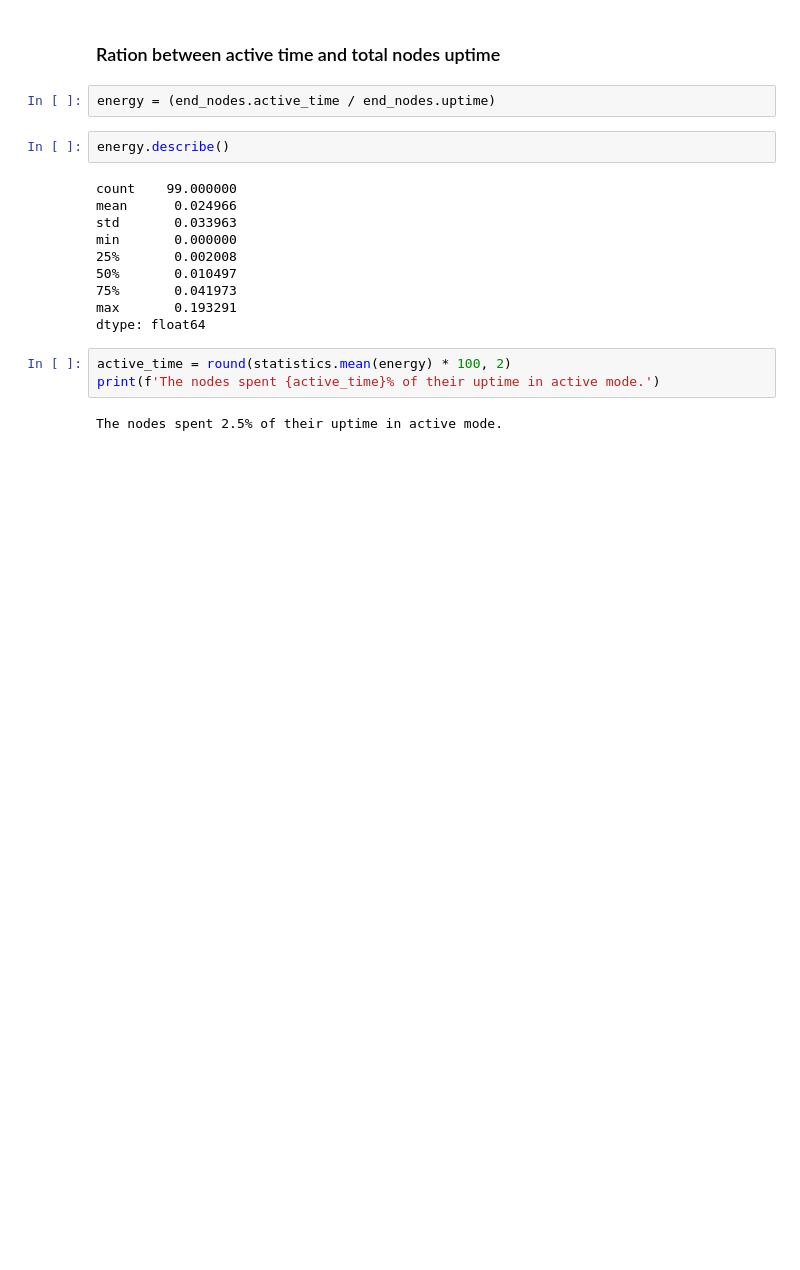
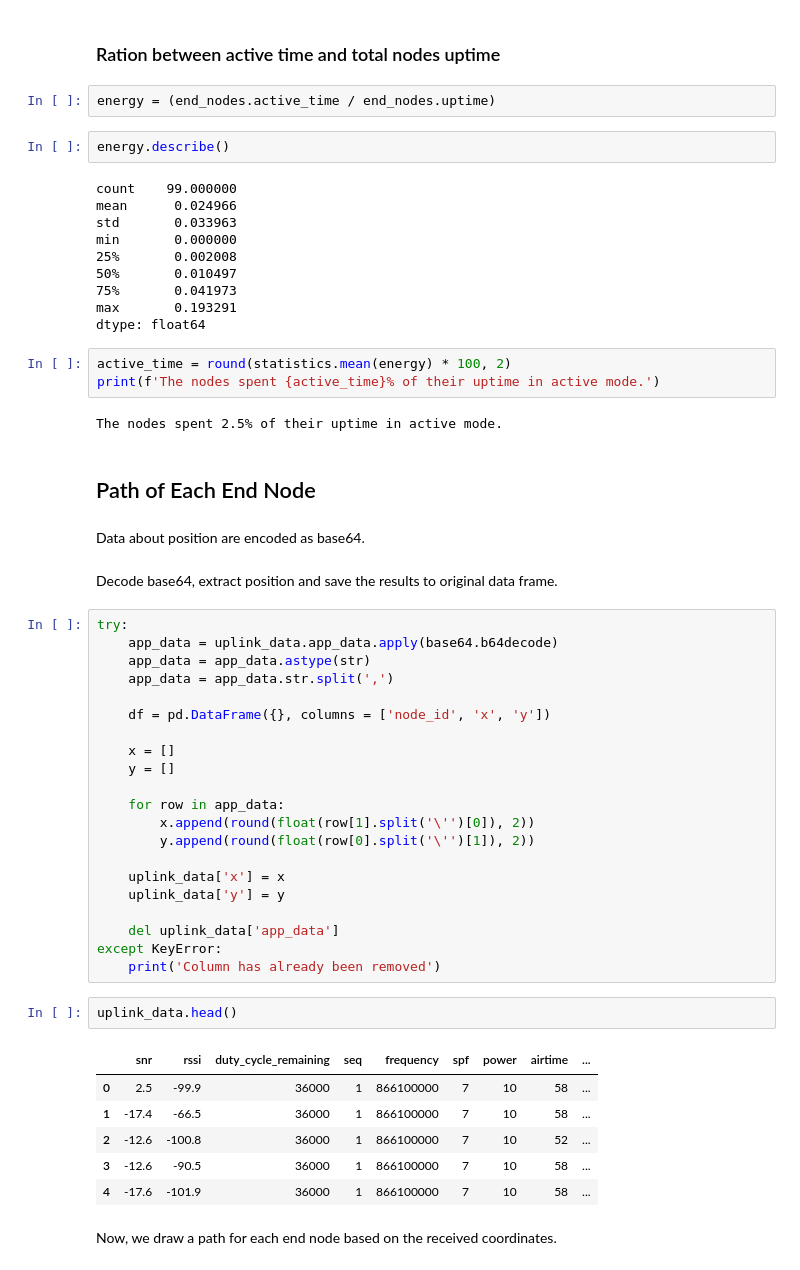
Before and after one commit to loraalex/LoBook, a Jupyter notebook: ucb/lora-analysis.ipynb, the cells around one changed output. Saved outputs shown, nothing was run; the diff lists cells and outputs as text; blank space fills up the shorter version.

Commit message:
Added path analysis and improve the structure of notebooks

```diff
--- a/ucb/lora-analysis.ipynb
+++ b/ucb/lora-analysis.ipynb
@@ -278,3 +244,41 @@ active_time = round(statistics.mean(energy) * 100, 2)
 print(f'The nodes spent {active_time}% of their uptime in active mode.')
 # %% [output]
 The nodes spent 2.5% of their uptime in active mode.
+# %% [markdown]
+## Path of Each End Node
+# %% [markdown]
+Data about position are encoded as base64.
+# %% [markdown]
+Decode base64, extract position and save the results to original data frame.
+# %%
+try:
+    app_data = uplink_data.app_data.apply(base64.b64decode)
+    app_data = app_data.astype(str)
+    app_data = app_data.str.split(',')
+
+    df = pd.DataFrame({}, columns = ['node_id', 'x', 'y'])
+
+    x = []
+    y = []
+
+    for row in app_data:
+        x.append(round(float(row[1].split('\'')[0]), 2))
+        y.append(round(float(row[0].split('\'')[1]), 2))
+
+    uplink_data['x'] = x
+    uplink_data['y'] = y
+
+    del uplink_data['app_data']
+except KeyError:
+    print('Column has already been removed')
+# %%
+uplink_data.head()
+# %% [output]
+|  | snr | rssi | duty_cycle_remaining | seq | frequency | spf | power | airtime | ... |
+| 0 | 2.5 | -99.9 | 36000 | 1 | 866100000 | 7 | 10 | 58 | ... |
+| 1 | -17.4 | -66.5 | 36000 | 1 | 866100000 | 7 | 10 | 58 | ... |
+| 2 | -12.6 | -100.8 | 36000 | 1 | 866100000 | 7 | 10 | 52 | ... |
+| 3 | -12.6 | -90.5 | 36000 | 1 | 866100000 | 7 | 10 | 58 | ... |
+| 4 | -17.6 | -101.9 | 36000 | 1 | 866100000 | 7 | 10 | 58 | ... |
+# %% [markdown]
+Now, we draw a path for each end node based on the received coordinates.
```
Also changed, not shown: parts of 15 cells of this notebook, 9 other files.
